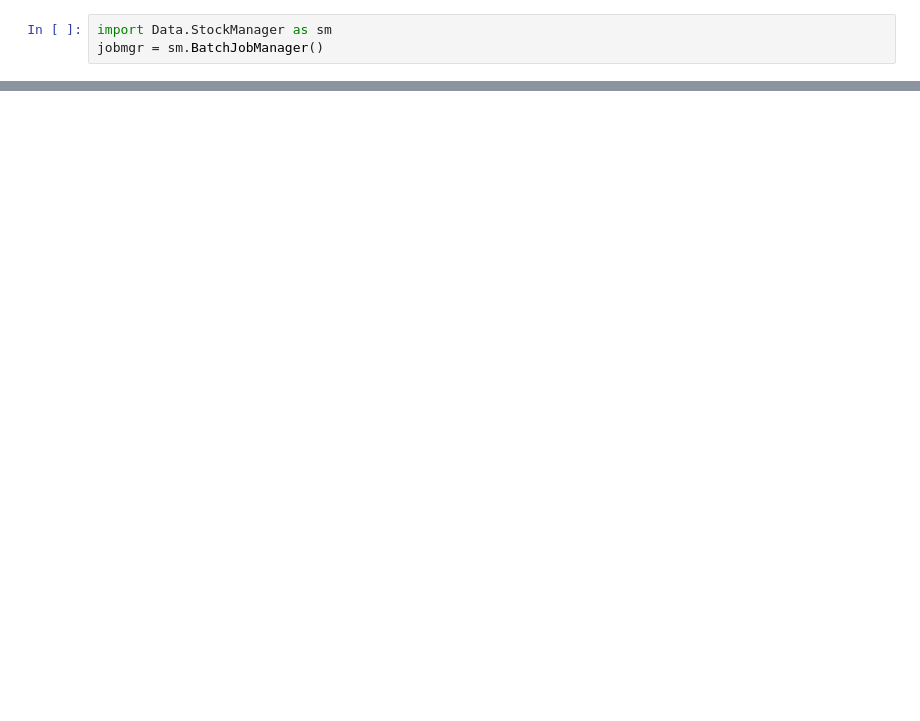
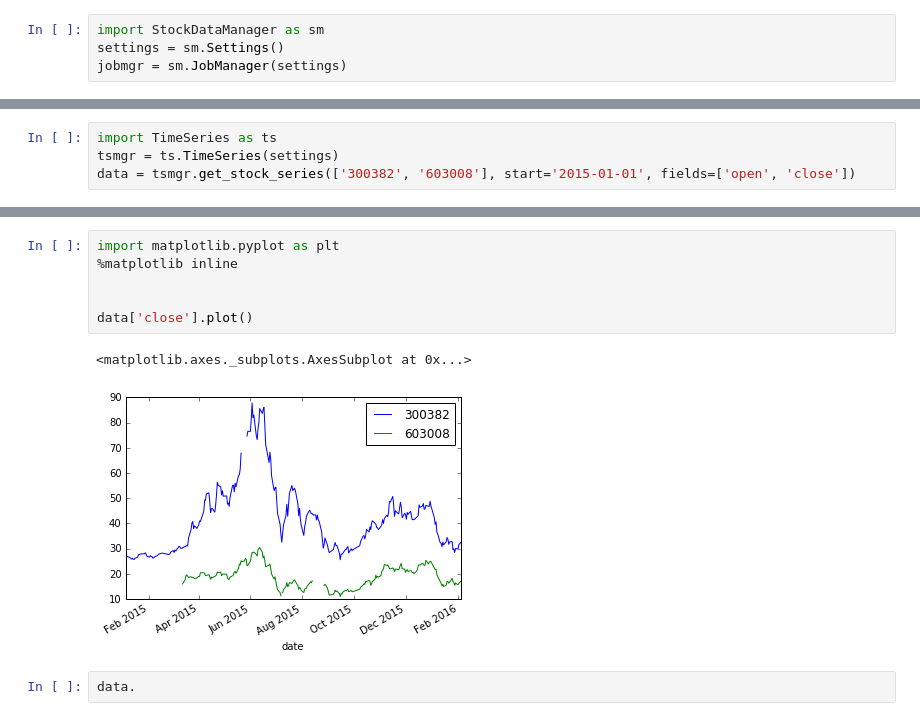
Before and after one commit to darwinsys/Trading_Strategies, a Jupyter notebook: Data/test.ipynb, the cells around one changed output, grey strips where cells are left out. Cells and saved outputs as stored; diff of their text form; blank space fills up the shorter version.

```diff
--- a/Data/test.ipynb
+++ b/Data/test.ipynb
@@ -1,4 +1,5 @@
 # %%
-import Data.StockManager as sm
-jobmgr = sm.BatchJobManager()
+import StockDataManager as sm
+settings = sm.Settings()
+jobmgr = sm.JobManager(settings)
 # %% [output]
@@ -89,0 +7,4 @@ prices.head()
+# %%
+import TimeSeries as ts
+tsmgr = ts.TimeSeries(settings)
+data = tsmgr.get_stock_series(['300382', '603008'], start='2015-01-01', fields=['open', 'close'])
@@ -89,0 +25,11 @@ prices.head()
+# %%
+import matplotlib.pyplot as plt
+%matplotlib inline
+
+
+data['close'].plot()
+# %% [output]
+<matplotlib.axes._subplots.AxesSubplot at 0x...>
+[figure, added]
+# %%
+data.
```
Also changed, not shown: parts of 10 cells of this notebook, 3 other files.
